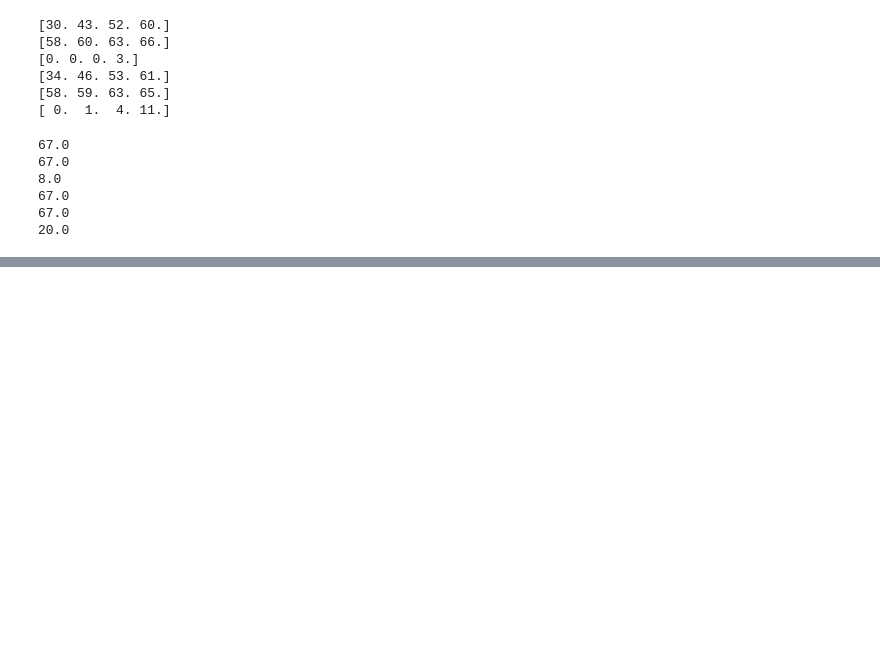
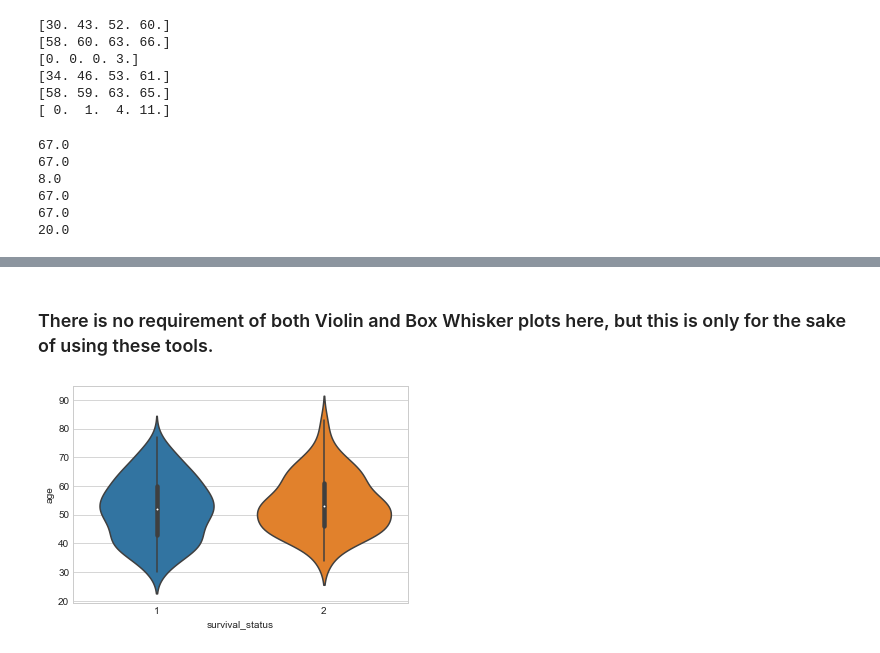
Before and after one commit to aman-sawarn/Haberman_Dataset_Visualization, a Jupyter notebook: EDA Assignment.ipynb, the cells around one changed output, grey strips where cells are left out. Cells and saved outputs as stored; diff of their text form; code cells hidden in the pictures; blank space fills up the shorter version.

```diff
--- a/EDA Assignment.ipynb
+++ b/EDA Assignment.ipynb
@@ -348,0 +367,7 @@ print(np.percentile(not_survived['axillary_nodes'], 90))
+# %% [markdown]
+### There is no requirement of both Violin and Box Whisker plots here, but this is only for the sake of using these tools.
+# %%
+sns.violinplot(x='survival_status',y='age', data=df)
+plt.show()
+# %% [output]
+[figure, added]
```
Also changed, not shown: parts of 6 cells of this notebook.
